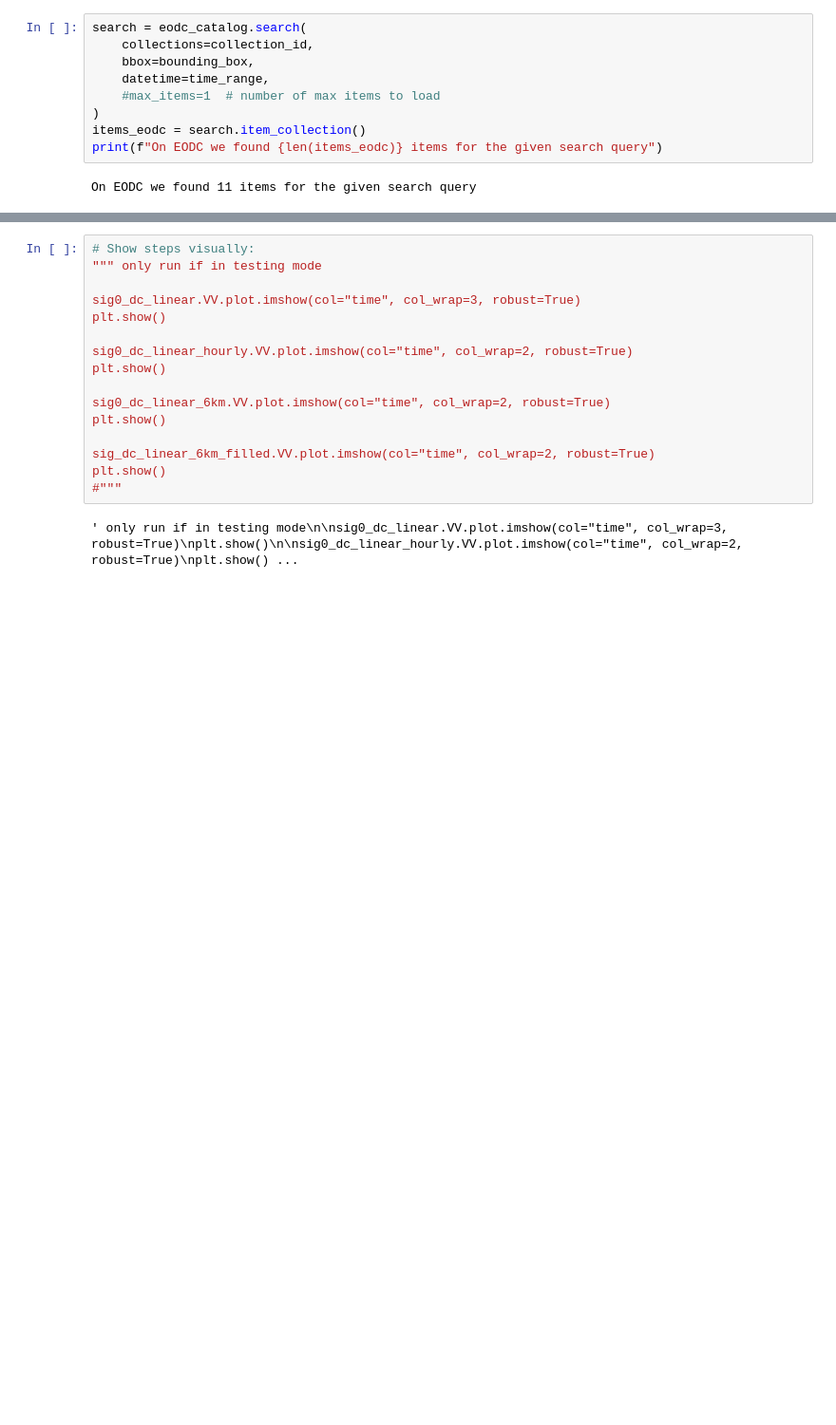
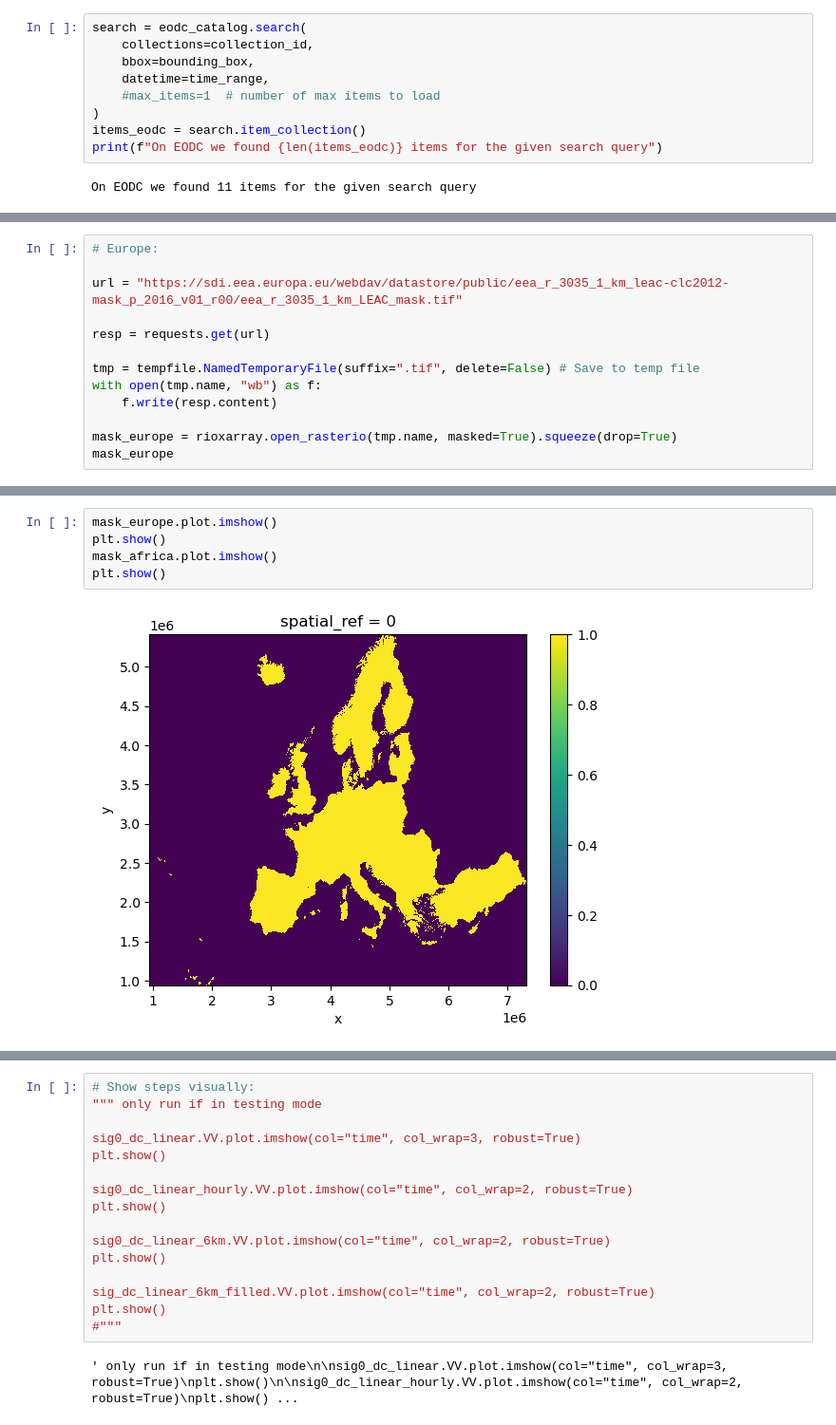
Before and after one commit to wagnerjoseph/Sentinel1-ASCAT-fusion, a Jupyter notebook: notebooks/create-s1-zarr-dataset.ipynb, the cells around one changed output, grey strips where cells are left out. Shown at 95% size. Drawn from its saved outputs; the diff is of its cells as text; blank space fills up the shorter version.

```diff
--- a/notebooks/create-s1-zarr-dataset.ipynb
+++ b/notebooks/create-s1-zarr-dataset.ipynb
@@ -268,0 +263,13 @@ gdf_af = gpd.read_file(os.path.join(download_dir, tiles['AF'] + '.shp'))
+# %%
+# Europe:
+
+url = "https://sdi.eea.europa.eu/webdav/datastore/public/eea_r_3035_1_km_leac-clc2012-mask_p_2016_v01_r00/eea_r_3035_1_km_LEAC_mask.tif"
+
+resp = requests.get(url)
+
+tmp = tempfile.NamedTemporaryFile(suffix=".tif", delete=False) # Save to temp file
+with open(tmp.name, "wb") as f:
+    f.write(resp.content)
+
+mask_europe = rioxarray.open_rasterio(tmp.name, masked=True).squeeze(drop=True)
+mask_europe
@@ -268,0 +358,7 @@ gdf_af = gpd.read_file(os.path.join(download_dir, tiles['AF'] + '.shp'))
+# %%
+mask_europe.plot.imshow()
+plt.show()
+mask_africa.plot.imshow()
+plt.show()
+# %% [output]
+[figure, added]
```
Also changed, not shown: parts of 33 cells of this notebook.
